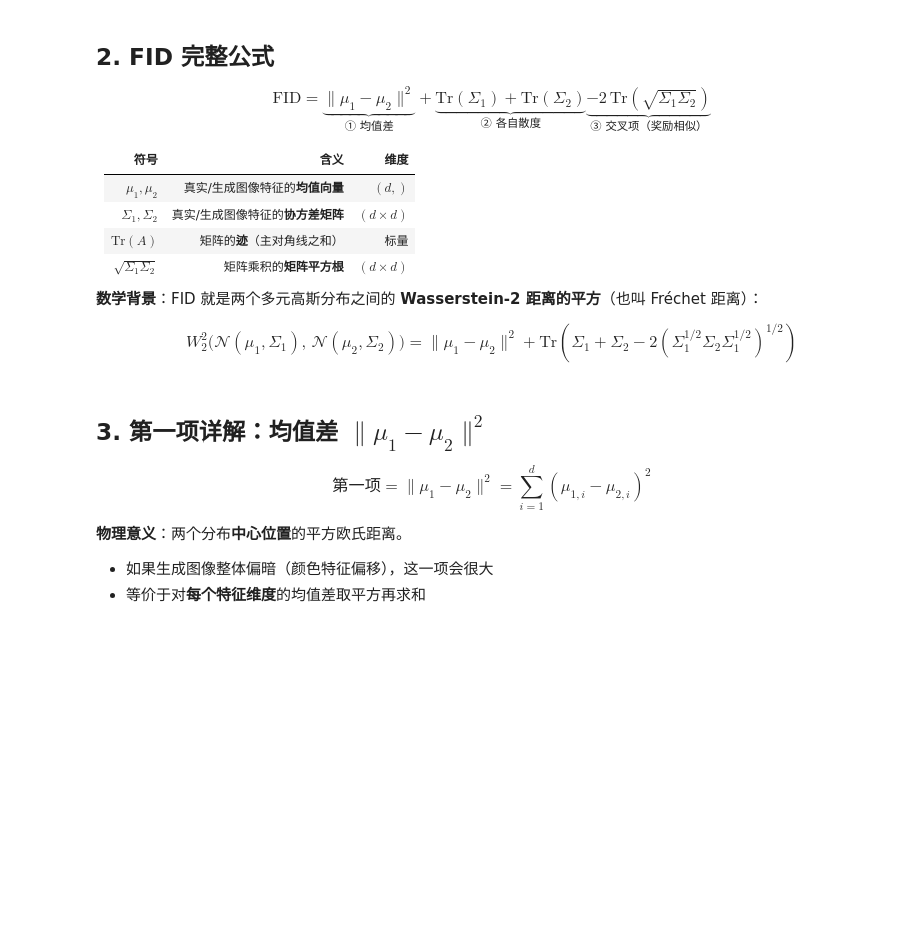
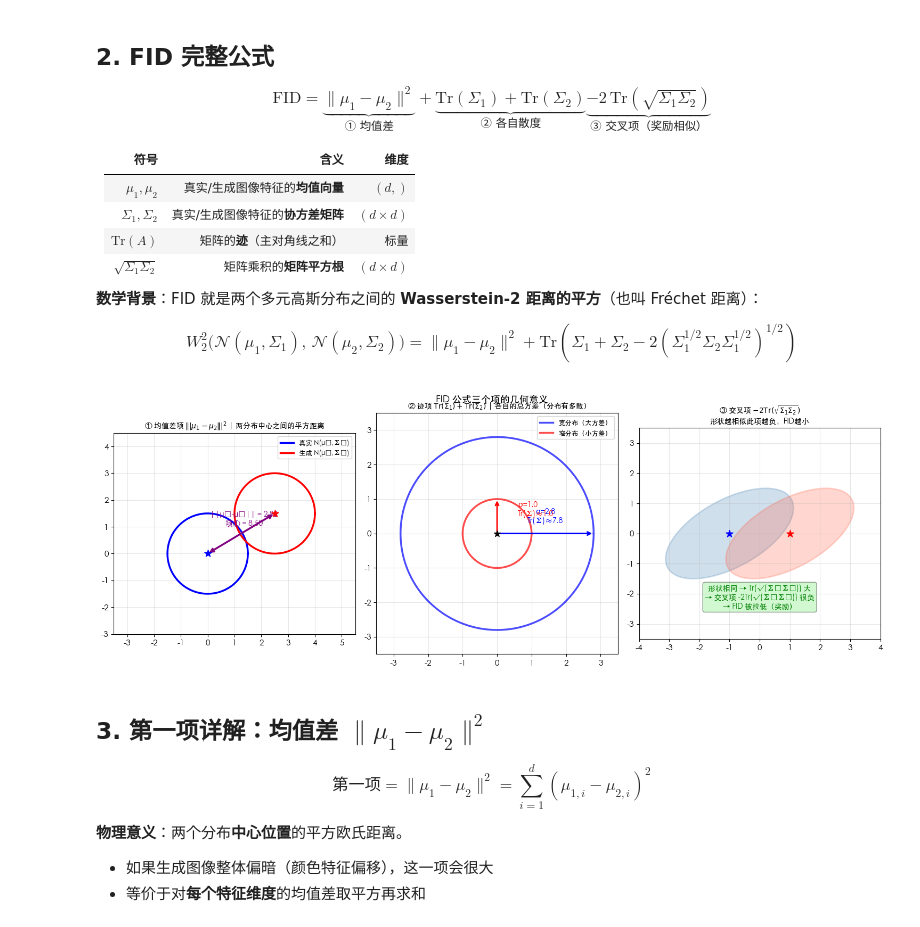
Before and after one commit to goosmanlei/fastai-course-part2, a Jupyter notebook: lesson-21/fid_explained.ipynb, the cells around one changed output. Saved outputs shown, nothing was run; the diff lists cells and outputs as text; code cells hidden in the pictures; blank space fills up the shorter version.

```diff
--- a/lesson-21/fid_explained.ipynb
+++ b/lesson-21/fid_explained.ipynb
@@ -212,7 +227,7 @@ mid_x, mid_y = (cx1+cx2)/2, (cy1+cy2)/2
 dist = np.sqrt((cx2-cx1)**2 + (cy2-cy1)**2)
 ax.text(mid_x+0.1, mid_y+0.3, f'||μ₁-μ₂|| = {dist:.2f}\n项① = {dist**2:.2f}',
         color='purple', fontsize=10, ha='center')
-ax.set_title('① 均值差项 $\||μ_1-μ_2\||^2$\n两分布中心之间的平方距离', fontsize=10)
+ax.set_title('① 均值差项 $\\||μ_1-μ_2\\||^2$ | 两分布中心之间的平方距离', fontsize=10)
 ax.legend(fontsize=9)
 ax.set_xlim(-3.5, 5.5); ax.set_ylim(-3, 4.5)
 ax.set_aspect('equal'); ax.grid(True, alpha=0.3)
@@ -229,35 +244,37 @@ ax.plot(r_narrow*np.cos(theta), r_narrow*np.sin(theta), 'r-', lw=2.5, label='窄
 ax.annotate('', xy=(r_wide, 0), xytext=(0, 0),
             arrowprops=dict(arrowstyle='->', color='blue', lw=2))
 ax.text(r_wide/2, 0.3, f'σ={r_wide:.1f}\nTr(Σ)≈{r_wide**2:.1f}', color='blue', ha='center', fontsize=10)
 ax.annotate('', xy=(0, r_narrow), xytext=(0, 0),
             arrowprops=dict(arrowstyle='->', color='red', lw=2))
 ax.text(0.6, r_narrow/2, f'σ={r_narrow:.1f}\nTr(Σ)≈{r_narrow**2:.1f}', color='red', ha='left', fontsize=10)
-ax.set_title('② 迹项 $\mathrm{Tr}(\Sigma_1)+\mathrm{Tr}(\Sigma_2)$\n各自的总方差（分布有多散）', fontsize=10)
+ax.set_title('② 迹项 $\\mathrm{Tr}(\\Sigma_1)+\\mathrm{Tr}(\\Sigma_2)$ | 各自的总方差（分布有多散）', fontsize=10)
 ax.legend(fontsize=9, loc='upper right')
 ax.set_xlim(-3.5, 3.5); ax.set_ylim(-3.5, 3.5)
 ax.set_aspect('equal'); ax.grid(True, alpha=0.3)
 ax.scatter(0, 0, c='black', s=80, marker='*', zorder=5)
 
 # ---- ③ 交叉项：形状相似度的奖励 ----
 ax = axes[2]
 # 相同形状的两个分布（重叠度高，交叉项绝对值大）
 cov_same = np.array([[2.0, 0.8], [0.8, 1.0]])
 draw_confidence_ellipse(np.array([-1.0, 0.]), cov_same, ax, n_std=1.5,
     color='steelblue', fill=True, alpha=0.25, lw=2)
 draw_confidence_ellipse(np.array([1.0, 0.]), cov_same, ax, n_std=1.5,
     color='tomato', fill=True, alpha=0.25, lw=2)
 ax.text(0, -2.5, '形状相同 → Tr(√(Σ₁Σ₂)) 大\n→ 交叉项 -2Tr(√(Σ₁Σ₂)) 很负\n→ FID 被拉低（奖励）',
         ha='center', fontsize=10, color='green',
         bbox=dict(boxstyle='round', facecolor='lightgreen', alpha=0.4))
 ax.scatter(-1, 0, c='blue', s=100, marker='*', zorder=5)
 ax.scatter(1, 0, c='red', s=100, marker='*', zorder=5)
-ax.set_title('③ 交叉项 $-2\mathrm{Tr}(\sqrt{\Sigma_1\Sigma_2})$\n形状越相似此项越负，FID越小', fontsize=10)
+ax.set_title('③ 交叉项 $-2\\mathrm{Tr}(\\sqrt{\\Sigma_1\\Sigma_2})$\n形状越相似此项越负，FID越小', fontsize=10)
 ax.set_xlim(-4, 4); ax.set_ylim(-3.5, 3.5)
 ax.set_aspect('equal'); ax.grid(True, alpha=0.3)
 
 plt.tight_layout()
 plt.suptitle('FID 公式三个项的几何意义', y=1.02, fontsize=13, fontweight='bold')
 plt.show()
+# %% [output]
+[figure, added]
 # %% [markdown]
 ## 3. 第一项详解：均值差 $\|\mu_1 - \mu_2\|^2$
 
```
Also changed, not shown: parts of 2 cells of this notebook.
